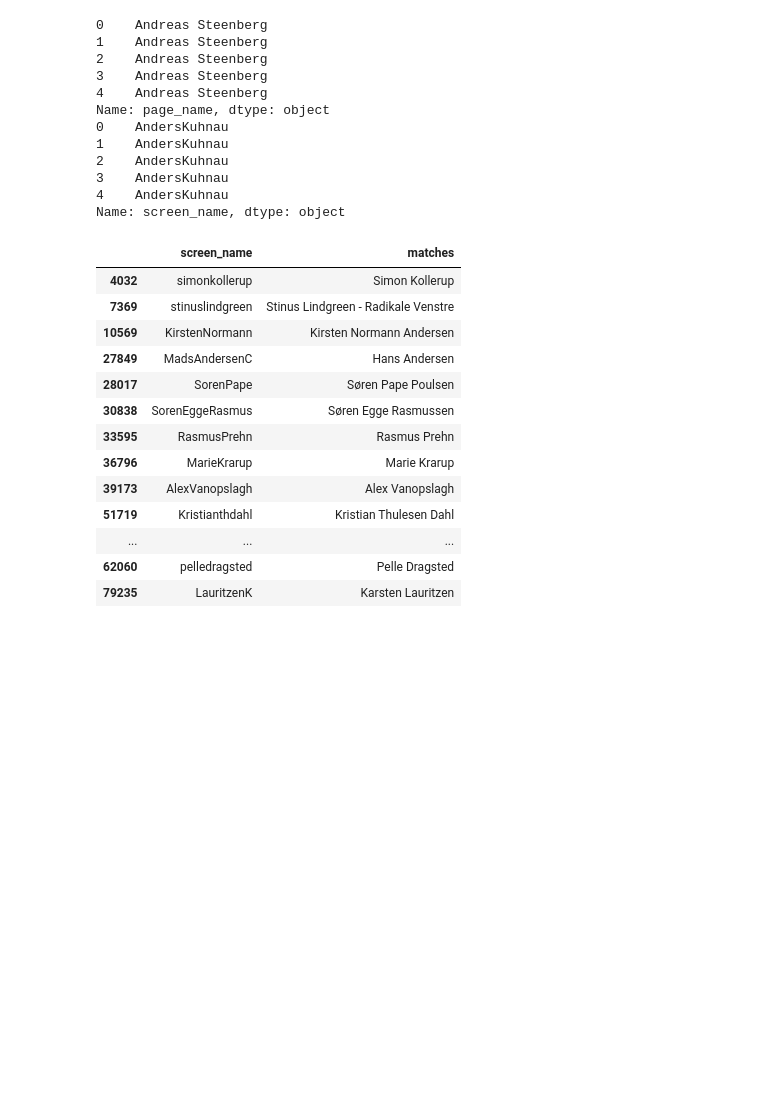
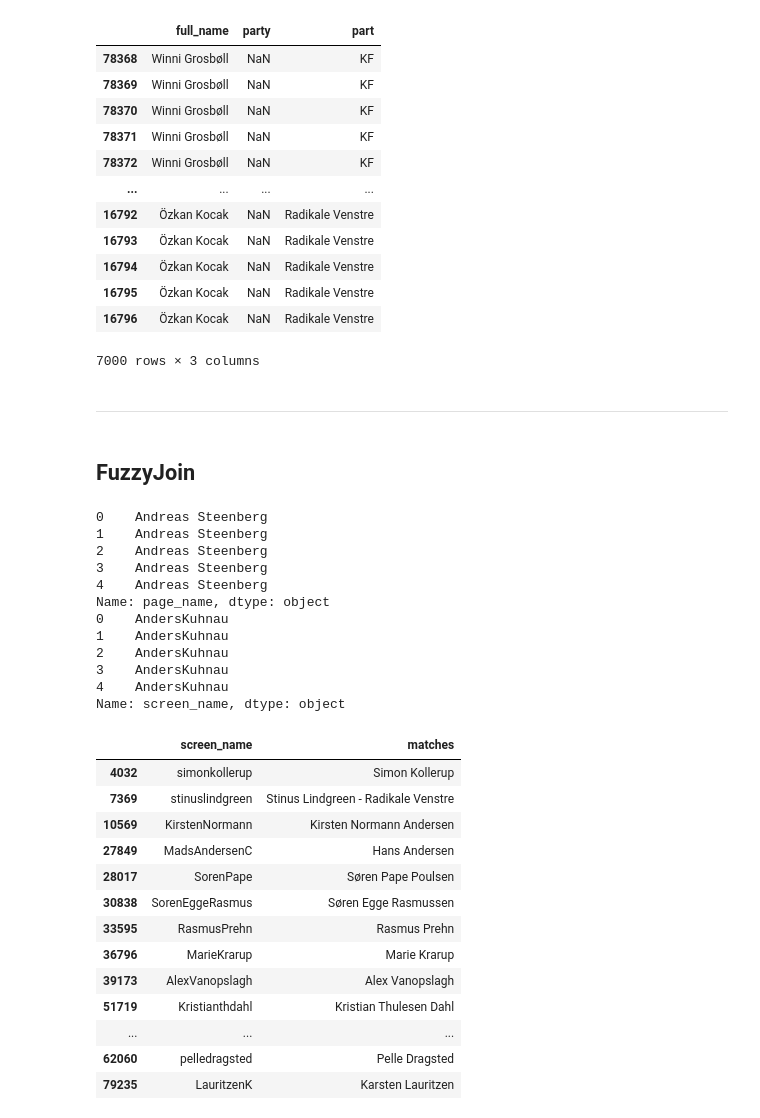
Before and after one commit to mathiasbruun/DCPA, a Jupyter notebook: infer_party.ipynb, the cells around one changed output. Drawn from its saved outputs; the diff is of its cells as text; code cells hidden in the pictures; blank space fills up the shorter version.

```diff
--- a/infer_party.ipynb
+++ b/infer_party.ipynb
@@ -8,3 +329,23 @@ tqdm.pandas()
+# %%
+df_test.loc[df_test['party'].isna(), ['full_name', 'party', 'part']].tail(7000)
+# %% [output]
+|  | full_name | party | part |
+| 78368 | Winni Grosbøll | NaN | KF |
+| 78369 | Winni Grosbøll | NaN | KF |
+| 78370 | Winni Grosbøll | NaN | KF |
+| 78371 | Winni Grosbøll | NaN | KF |
+| 78372 | Winni Grosbøll | NaN | KF |
+| ... | ... | ... | ... |
+| 16792 | Özkan Kocak | NaN | Radikale Venstre |
+| 16793 | Özkan Kocak | NaN | Radikale Venstre |
+| 16794 | Özkan Kocak | NaN | Radikale Venstre |
+| 16795 | Özkan Kocak | NaN | Radikale Venstre |
+| 16796 | Özkan Kocak | NaN | Radikale Venstre |
+7000 rows × 3 columns
+# %% [markdown]
+____
+# %% [markdown]
+## FuzzyJoin
 # %%
 with open('data/clean/twitter/full_tweet_df_19-09-22.p', 'rb') as p:
     tweet_df = pickle.load(p)
```
Also changed, not shown: parts of 36 cells of this notebook, 10 other files.
